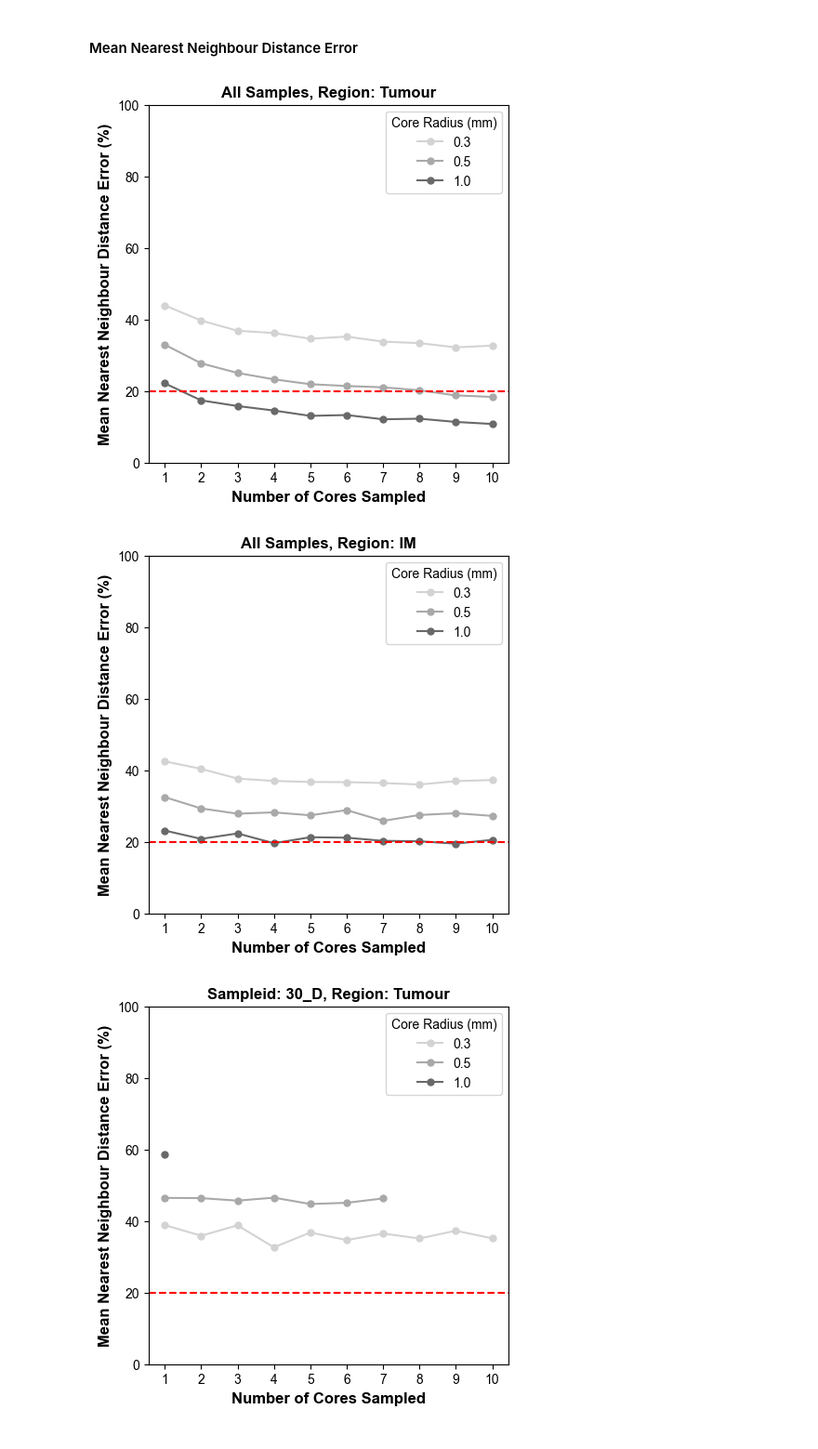
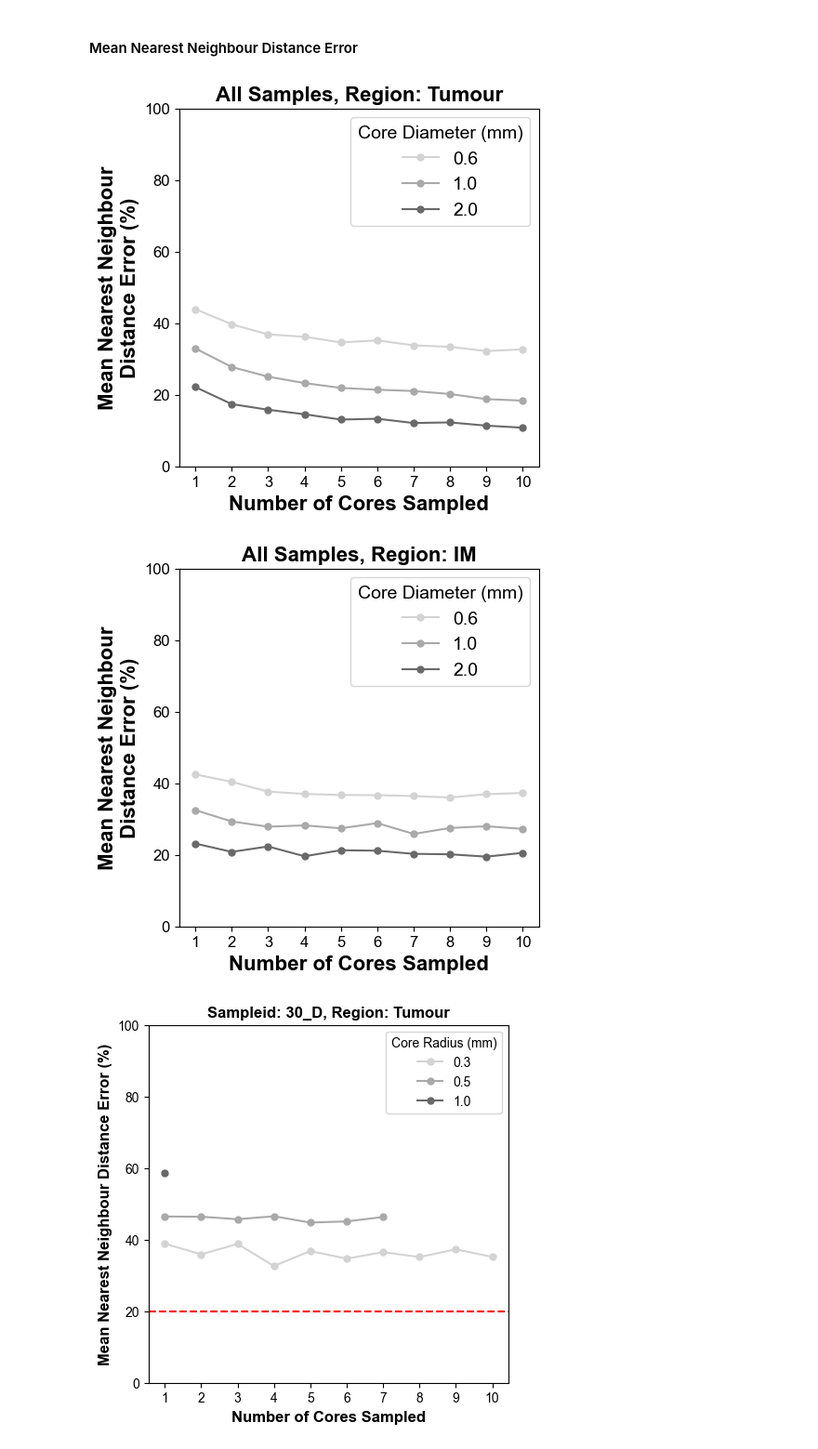
Before and after one commit to M-Fotheringham/Whole-Slide_vs_TMA_Sampling, a Jupyter notebook: src/SimuSamp/scripts/WS_vs_simulated_TMA.ipynb, the cells around one changed output. Shown at 93% size. Saved outputs shown, nothing was run; the diff lists cells and outputs as text; code cells hidden in the pictures.

```diff
--- a/src/SimuSamp/scripts/WS_vs_simulated_TMA.ipynb
+++ b/src/SimuSamp/scripts/WS_vs_simulated_TMA.ipynb
@@ -18,7 +18,7 @@ sampleids = ["01_F", "01_G", "02_G", "02_H", "03_B", "03_H", "04_I", "04_N", "05
 microns_per_pixel=0.22715
 mm2_per_pixels2 = (microns_per_pixel / 1000) ** 2
 
-font_dict = {"fontsize": 12, "fontweight": "bold", "fontname": "Arial"}
+font_dict = {"fontsize": 16, "fontweight": "bold", "fontname": "Arial"}
 # %% [markdown]
 ## Load and Pre-Process Data
 # %%
@@ -419,34 +419,34 @@ plt.savefig(f"../../../../Data/Plots/DensityError/PerSampleLineAbs/allsamples_IM
 # %%
 plot_data_600 = tum_600.groupby(["sampleid", "n_sampled"])["nn_error"].mean().reset_index().groupby("n_sampled")["nn_error"].mean()
 plot_data_1000 = tum_1000.groupby(["sampleid", "n_sampled"])["nn_error"].mean().reset_index().groupby("n_sampled")["nn_error"].mean()
 plot_data_2000 = tum_2000.groupby(["sampleid", "n_sampled"])["nn_error"].mean().reset_index().groupby("n_sampled")["nn_error"].mean()
 
 fig, ax = plt.subplots(figsize=(5, 5))
 
-plt.plot(plot_data_600.index, plot_data_600 * 100, label="0.3", color="lightgrey", marker="o", markersize=5)
-plt.plot(plot_data_1000.index, plot_data_1000 * 100, label="0.5", color="darkgrey", marker="o", markersize=5)
-plt.plot(plot_data_2000.index, plot_data_2000 * 100, label="1.0", color="dimgrey", marker="o", markersize=5)
+plt.plot(plot_data_600.index, plot_data_600 * 100, label="0.6", color="lightgrey", marker="o", markersize=5)
+plt.plot(plot_data_1000.index, plot_data_1000 * 100, label="1.0", color="darkgrey", marker="o", markersize=5)
+plt.plot(plot_data_2000.index, plot_data_2000 * 100, label="2.0", color="dimgrey", marker="o", markersize=5)
 
 plt.xlabel("Number of Cores Sampled", fontdict=font_dict)
-plt.ylabel("Mean Nearest Neighbour Distance Error (%)", fontdict=font_dict)
+plt.ylabel("Mean Nearest Neighbour\nDistance Error (%)", fontdict=font_dict)
 
-plt.xticks(np.arange(1, 11), fontsize=10, fontname="Arial")
-plt.yticks(fontsize=10, fontname="Arial")
+plt.xticks(np.arange(1, 11), fontsize=12, fontname="Arial")
+plt.yticks(fontsize=12, fontname="Arial")
 
 # plt.gca().spines["top"].set_visible(False)
 # plt.gca().spines["right"].set_visible(False)
 
 plt.ylim(0, 100)
 
-plt.legend(title="Core Radius (mm)", prop={"size": 10, "family": "Arial"}, title_fontproperties={"size": 10, "family": "Arial"})
+plt.legend(title="Core Diameter (mm)", prop={"size": 14, "family": "Arial"}, title_fontproperties={"size": 14, "family": "Arial"})
 
-plt.axhline(20, color="red", linestyle="--")
+# plt.axhline(20, color="red", linestyle="--")
 
 plt.title(f"All Samples, Region: Tumour", fontdict=font_dict)
 
-plt.savefig(f"../../../../Data/Plots/NNError/PerSampleLine/allsamples_tumour_meanNNerror.png", dpi=300, transparent=True)
+plt.savefig(f"../../../../Data/Plots/NNError/PerSampleLine/allsamples_tumour_meanNNerror.png", dpi=600, transparent=True, bbox_inches="tight")
 # %% [output]
-[figure, old version]
+[figure, new version]
 # %%
 plot_data_600 = im_600.groupby(["sampleid", "n_sampled"])["nn_error"].mean().reset_index().groupby("n_sampled")["nn_error"].mean()
 plot_data_1000 = im_1000.groupby(["sampleid", "n_sampled"])["nn_error"].mean().reset_index().groupby("n_sampled")["nn_error"].mean()
@@ -454,30 +454,30 @@ plot_data_2000 = im_2000.groupby(["sampleid", "n_sampled"])["nn_error"].mean().r
 
 fig, ax = plt.subplots(figsize=(5, 5))
 
-plt.plot(plot_data_600.index, plot_data_600 * 100, label="0.3", color="lightgrey", marker="o", markersize=5)
-plt.plot(plot_data_1000.index, plot_data_1000 * 100, label="0.5", color="darkgrey", marker="o", markersize=5)
-plt.plot(plot_data_2000.index, plot_data_2000 * 100, label="1.0", color="dimgrey", marker="o", markersize=5)
+plt.plot(plot_data_600.index, plot_data_600 * 100, label="0.6", color="lightgrey", marker="o", markersize=5)
+plt.plot(plot_data_1000.index, plot_data_1000 * 100, label="1.0", color="darkgrey", marker="o", markersize=5)
+plt.plot(plot_data_2000.index, plot_data_2000 * 100, label="2.0", color="dimgrey", marker="o", markersize=5)
 
 plt.xlabel("Number of Cores Sampled", fontdict=font_dict)
-plt.ylabel("Mean Nearest Neighbour Distance Error (%)", fontdict=font_dict)
+plt.ylabel("Mean Nearest Neighbour\nDistance Error (%)", fontdict=font_dict)
 
-plt.xticks(np.arange(1, 11), fontsize=10, fontname="Arial")
-plt.yticks(fontsize=10, fontname="Arial")
+plt.xticks(np.arange(1, 11), fontsize=12, fontname="Arial")
+plt.yticks(fontsize=12, fontname="Arial")
 
 # plt.gca().spines["top"].set_visible(False)
 # plt.gca().spines["right"].set_visible(False)
 
 plt.ylim(0, 100)
 
-plt.legend(title="Core Radius (mm)", prop={"size": 10, "family": "Arial"}, title_fontproperties={"size": 10, "family": "Arial"})
+plt.legend(title="Core Diameter (mm)", prop={"size": 14, "family": "Arial"}, title_fontproperties={"size": 14, "family": "Arial"})
 
-plt.axhline(20, color="red", linestyle="--")
+# plt.axhline(20, color="red", linestyle="--")
 
 plt.title(f"All Samples, Region: IM", fontdict=font_dict)
 
-plt.savefig(f"../../../../Data/Plots/NNError/PerSampleLine/allsamples_IM_meanNNerror.png", dpi=300, transparent=True)
+plt.savefig(f"../../../../Data/Plots/NNError/PerSampleLine/allsamples_IM_meanNNerror.png", dpi=600, transparent=True, bbox_inches="tight")
 # %% [output]
-[figure, old version]
+[figure, new version]
 # %%
 for sampleid in sampleids:
     plt.cla()
```
Also changed, not shown: parts of 16 cells of this notebook, 6 other files.
